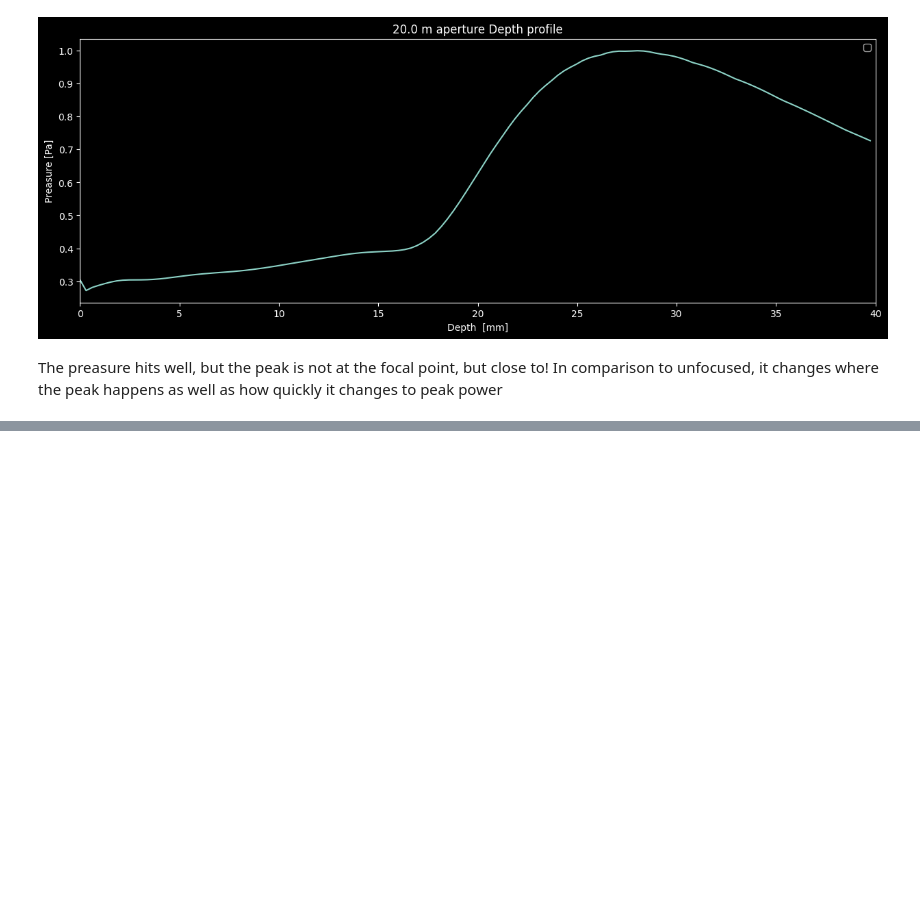
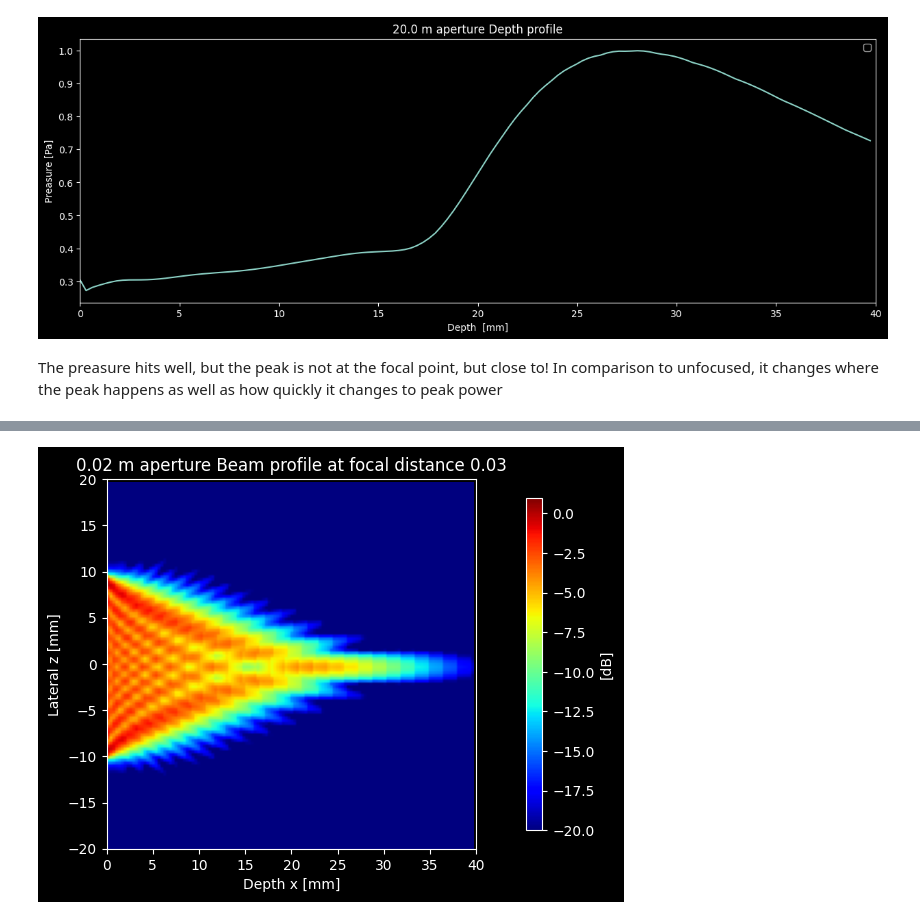
Before and after one commit to magnusgogstad/MEDT4165_ovinger, a Jupyter notebook: Exercise_5.ipynb, the cells around one changed output, grey strips where cells are left out. Saved outputs shown, nothing was run; the diff lists cells and outputs as text; code cells hidden in the pictures; blank space fills up the shorter version.

```diff
--- a/Exercise_5.ipynb
+++ b/Exercise_5.ipynb
@@ -296,0 +409,5 @@ plt.plot(delayMap)
+# %%
+source_cycles = 100
+delayMap = shift(timeDelays,(1/kgrid.dt))
+source, sensor, medium = run_setup(delayMap)
+sensor_data = run_simulation()
@@ -296,0 +434,22 @@ plt.plot(delayMap)
+# %%
+p_field = np.reshape(sensor_data["p"], (kgrid.Nt, Nx, Ny), order="F")   # Stored in Fortran ordering for some reason
+p_max_field = np.reshape(sensor_data['p_max'], (Nx, Ny), order="F")
+# %%
+# Normalize frames based on the maximum value over all frames
+p_max = np.abs(p_max_field)
+p_max /= np.max(p_max)
+p_max_db = in_dB(p_max)
+
+cmap = 'jet'
+
+plt.figure()
+im1 = plt.imshow(p_max_db, cmap=cmap, vmin=-20, vmax=1, extent=extent)
+plt.title(f'{aperture} m aperture Beam profile at focal distance {focal_point_distance}')
+plt.xlabel("Depth x [mm]")
+plt.ylabel("Lateral z [mm]")
+plt.xlim(0,40)
+plt.ylim(-20,20)
+plt.colorbar(im1, pad=0.1, shrink=0.9, label="[dB]")
+plt.show()
+# %% [output]
+[figure, added]
```
Also changed, not shown: parts of 20 cells of this notebook.
